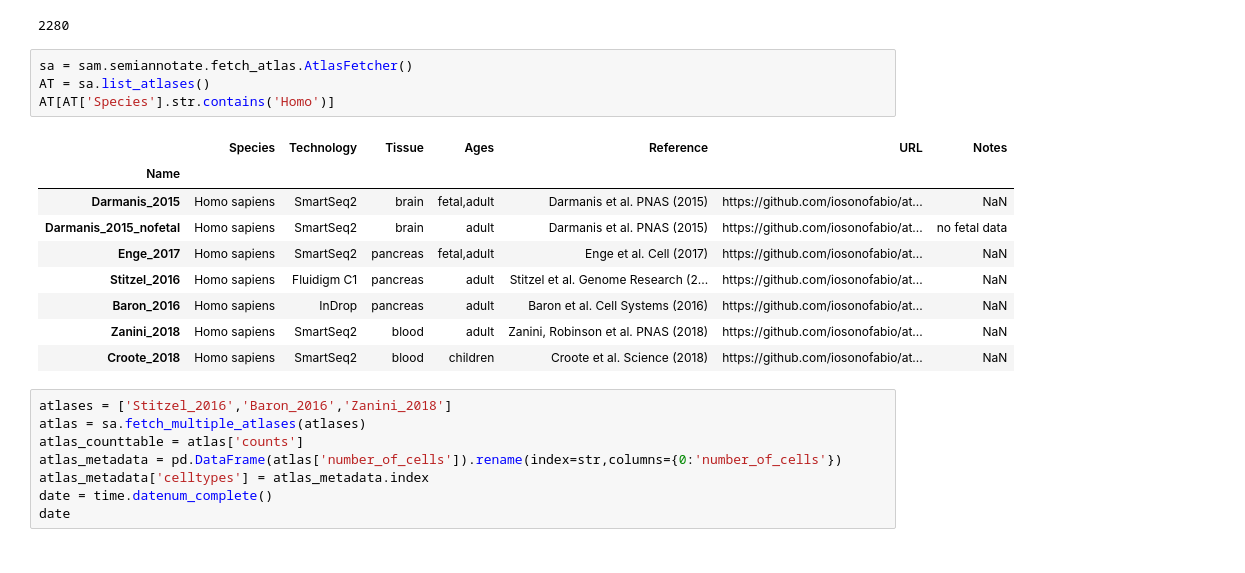
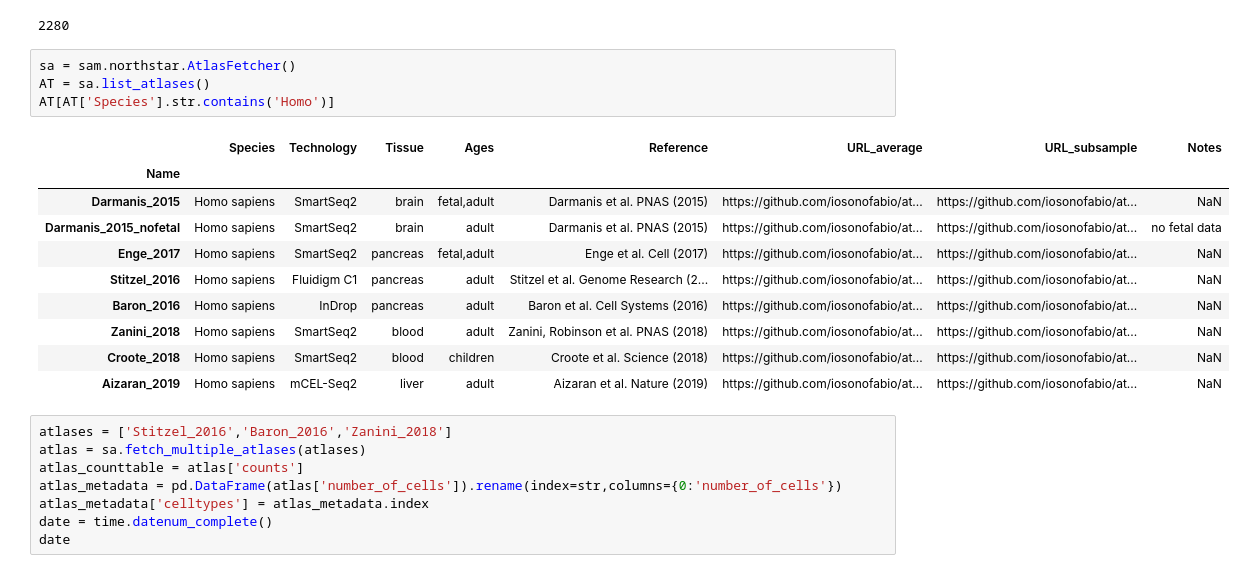
Before and after one commit to BojkArth/semiAnnotate, a Jupyter notebook: 20190820_Panreas_subcluster_annotation.ipynb, the cells around one changed output. Saved outputs shown, nothing was run; the diff lists cells and outputs as text.

```diff
--- a/20190820_Panreas_subcluster_annotation.ipynb
+++ b/20190820_Panreas_subcluster_annotation.ipynb
@@ -60,19 +62,20 @@ len(AA_newmeta)
 1795
 2280
 # %%
-sa = sam.semiannotate.fetch_atlas.AtlasFetcher()
+sa = sam.northstar.AtlasFetcher()
 AT = sa.list_atlases()
 AT[AT['Species'].str.contains('Homo')]
 # %% [output]
-|  | Species | Technology | Tissue | Ages | Reference | URL | Notes |
-| Name |  |  |  |  |  |  |  |
-| Darmanis_2015 | Homo sapiens | SmartSeq2 | brain | fetal,adult | Darmanis et al. PNAS (2015) | https://github.com/iosonofabio/at... | NaN |
-| Darmanis_2015_nofetal | Homo sapiens | SmartSeq2 | brain | adult | Darmanis et al. PNAS (2015) | https://github.com/iosonofabio/at... | no fetal data |
-| Enge_2017 | Homo sapiens | SmartSeq2 | pancreas | fetal,adult | Enge et al. Cell (2017) | https://github.com/iosonofabio/at... | NaN |
-| Stitzel_2016 | Homo sapiens | Fluidigm C1 | pancreas | adult | Stitzel et al. Genome Research (2... | https://github.com/iosonofabio/at... | NaN |
-| Baron_2016 | Homo sapiens | InDrop | pancreas | adult | Baron et al. Cell Systems (2016) | https://github.com/iosonofabio/at... | NaN |
-| Zanini_2018 | Homo sapiens | SmartSeq2 | blood | adult | Zanini, Robinson et al. PNAS (2018) | https://github.com/iosonofabio/at... | NaN |
-| Croote_2018 | Homo sapiens | SmartSeq2 | blood | children | Croote et al. Science (2018) | https://github.com/iosonofabio/at... | NaN |
+|  | Species | Technology | Tissue | Ages | Reference | URL_average | URL_subsample | Notes |
+| Name |  |  |  |  |  |  |  |  |
+| Darmanis_2015 | Homo sapiens | SmartSeq2 | brain | fetal,adult | Darmanis et al. PNAS (2015) | https://github.com/iosonofabio/at... | https://github.com/iosonofabio/at... | NaN |
+| Darmanis_2015_nofetal | Homo sapiens | SmartSeq2 | brain | adult | Darmanis et al. PNAS (2015) | https://github.com/iosonofabio/at... | https://github.com/iosonofabio/at... | no fetal data |
+| Enge_2017 | Homo sapiens | SmartSeq2 | pancreas | fetal,adult | Enge et al. Cell (2017) | https://github.com/iosonofabio/at... | https://github.com/iosonofabio/at... | NaN |
+| Stitzel_2016 | Homo sapiens | Fluidigm C1 | pancreas | adult | Stitzel et al. Genome Research (2... | https://github.com/iosonofabio/at... | https://github.com/iosonofabio/at... | NaN |
+| Baron_2016 | Homo sapiens | InDrop | pancreas | adult | Baron et al. Cell Systems (2016) | https://github.com/iosonofabio/at... | https://github.com/iosonofabio/at... | NaN |
+| Zanini_2018 | Homo sapiens | SmartSeq2 | blood | adult | Zanini, Robinson et al. PNAS (2018) | https://github.com/iosonofabio/at... | https://github.com/iosonofabio/at... | NaN |
+| Croote_2018 | Homo sapiens | SmartSeq2 | blood | children | Croote et al. Science (2018) | https://github.com/iosonofabio/at... | https://github.com/iosonofabio/at... | NaN |
+| Aizaran_2019 | Homo sapiens | mCEL-Seq2 | liver | adult | Aizaran et al. Nature (2019) | https://github.com/iosonofabio/at... | https://github.com/iosonofabio/at... | NaN |
 # %%
 atlases = ['Stitzel_2016','Baron_2016','Zanini_2018']
 atlas = sa.fetch_multiple_atlases(atlases)
```
Also changed, not shown: parts of 1 cell of this notebook, 3 other files.
